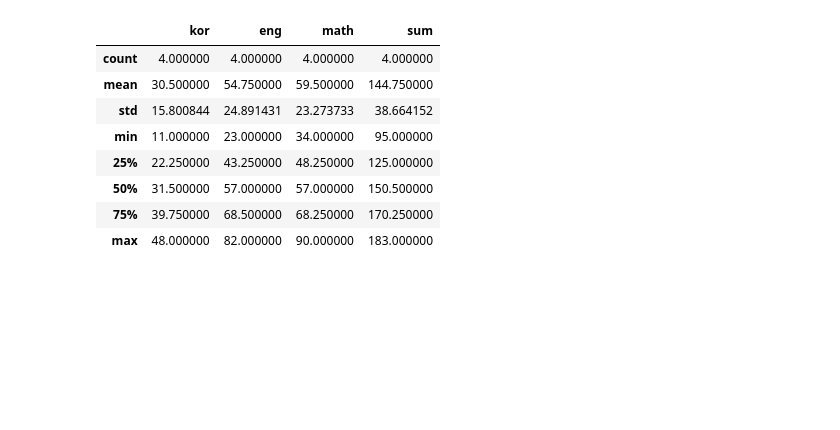
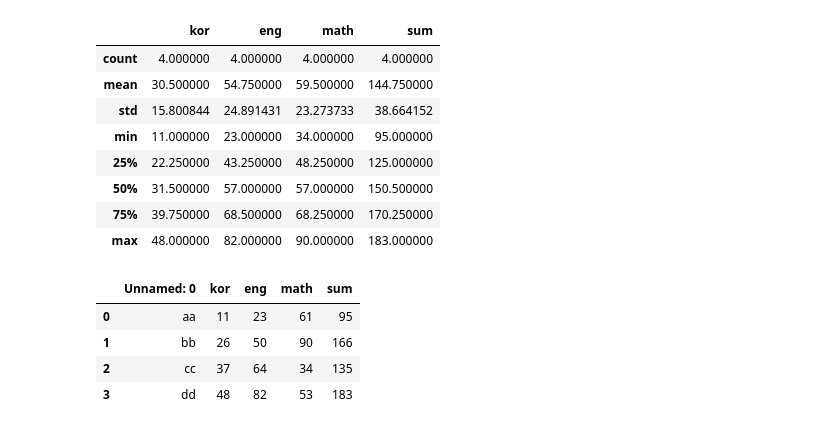
Before and after one commit to minsuk-sung/ssmc_python_using_bigdata, a Jupyter notebook: data_analysis/pythonTest/pandas_DataFrame.ipynb, the cells around one changed output. Cells and saved outputs as stored; diff of their text form; code cells hidden in the pictures; blank space fills up the shorter version.

```diff
--- a/data_analysis/pythonTest/pandas_DataFrame.ipynb
+++ b/data_analysis/pythonTest/pandas_DataFrame.ipynb
@@ -660,0 +663,9 @@ df.describe()
+# %%
+df1 = pd.read_csv('./grade.csv')
+df1
+# %% [output]
+|  | Unnamed: 0 | kor | eng | math | sum |
+| 0 | aa | 11 | 23 | 61 | 95 |
+| 1 | bb | 26 | 50 | 90 | 166 |
+| 2 | cc | 37 | 64 | 34 | 135 |
+| 3 | dd | 48 | 82 | 53 | 183 |
```
Also changed, not shown: parts of 1 cell of this notebook, 3 other files.
